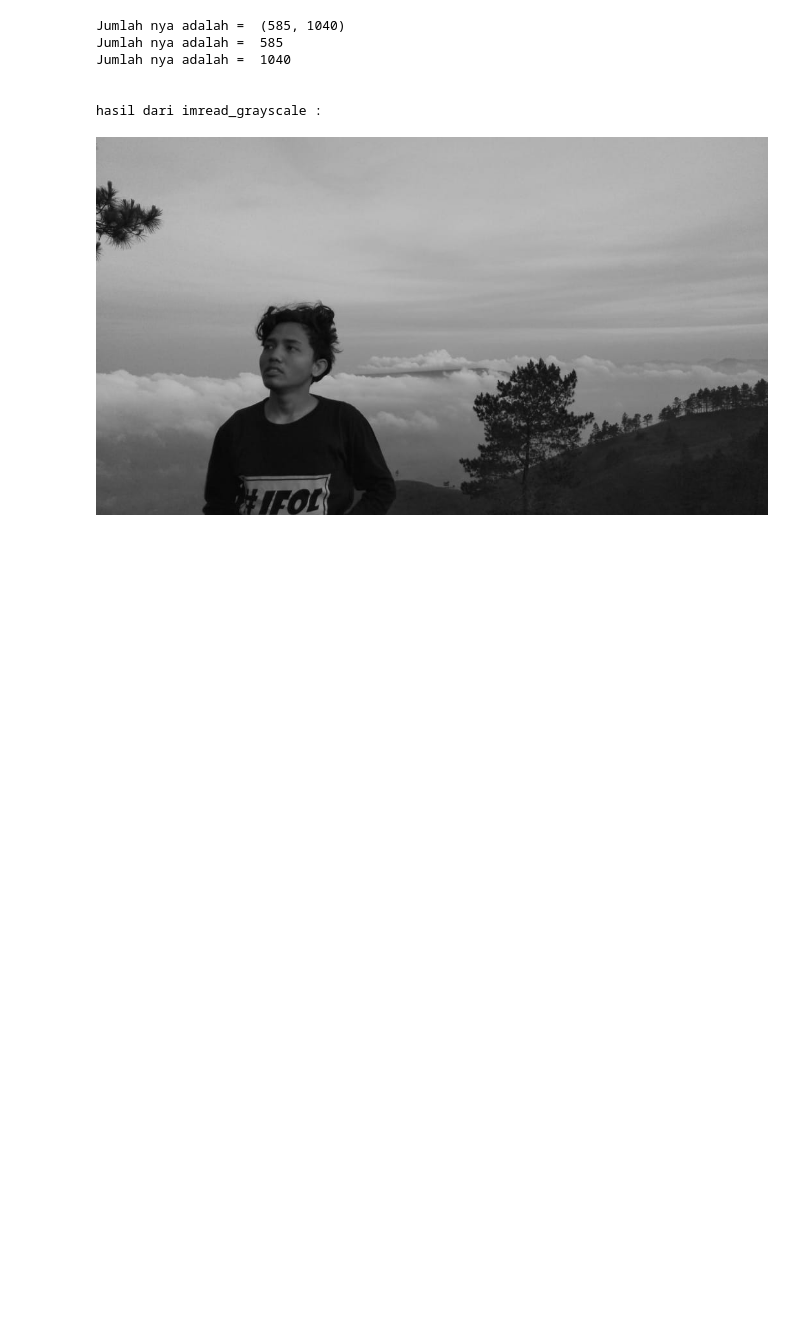
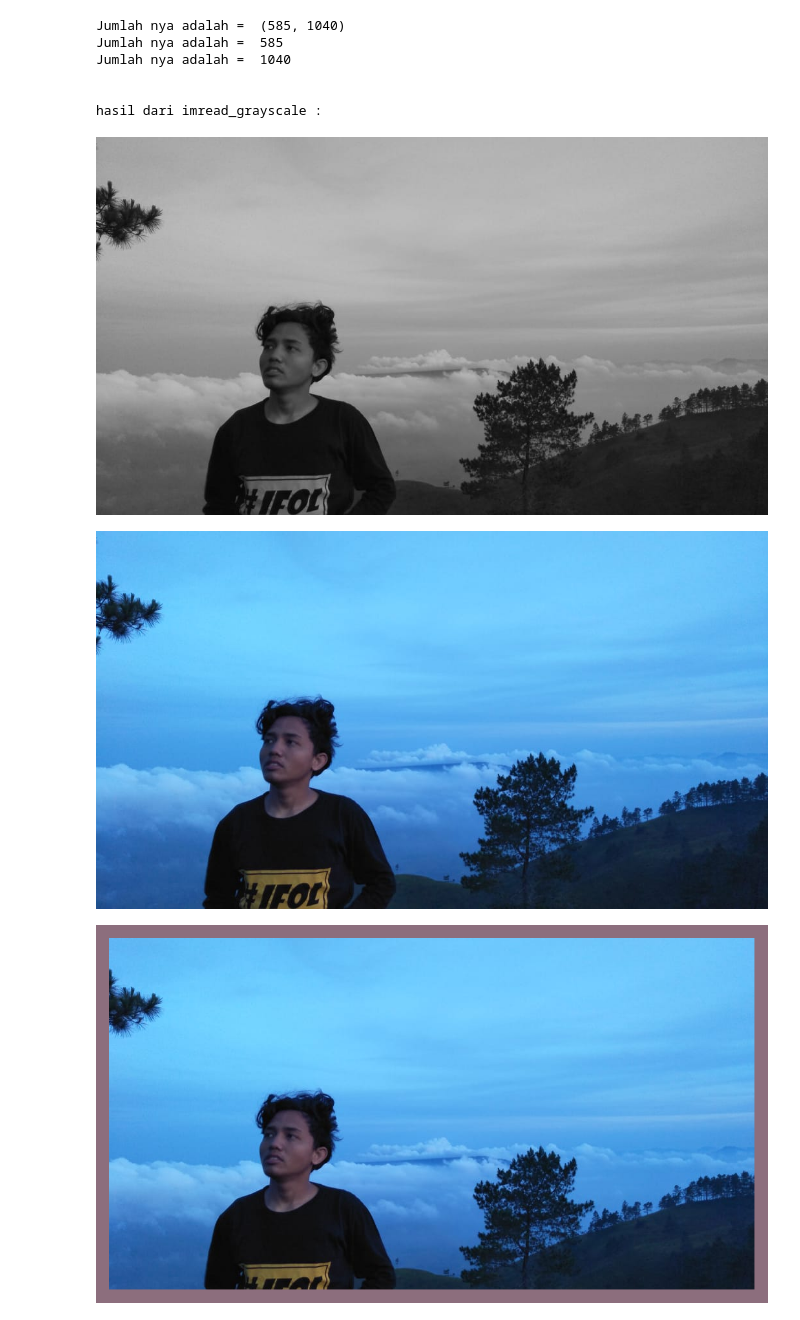
Before and after one commit to ibnuhajar/Computer_Vision, a Jupyter notebook: ujian_computer_vision.ipynb, the cells around one changed output. Saved outputs shown, nothing was run; the diff lists cells and outputs as text; code cells hidden in the pictures; blank space fills up the shorter version.

```diff
--- a/ujian_computer_vision.ipynb
+++ b/ujian_computer_vision.ipynb
@@ -35,3 +41,40 @@ Jumlah nya adalah =  1040
 
 hasil dari imread_grayscale :
 [figure]
+# %%
+citra = cv.imread('ibnuhajar.jpg')
+copy = citra.copy()
+
+tebal = 20
+warna = [125,110,140]
+
+jlh_baris = copy.shape[0]
+jlh_kolom = copy.shape[1]
+
+# bingkai atas
+for baris in range(tebal):
+  for kolom in range(jlh_kolom):
+    copy[baris,kolom] = warna
+
+# bingkai bawah
+for baris in range(jlh_baris - tebal - 1, jlh_baris ):
+  for kolom in range(jlh_kolom):
+    copy[baris,kolom] = warna
+
+# bingkai kiri
+for baris in range(tebal , jlh_baris - tebal - 1 ):
+  for kolom in range(tebal):
+    copy[baris,kolom] = warna
+
+# bingkai kiri
+for baris in range(tebal , jlh_baris - tebal - 1 ):
+  for kolom in range(jlh_kolom - tebal - 1 , jlh_kolom):
+    copy[baris,kolom] = warna
+
+cv2_imshow(citra)
+print('\n')
+print('\n')
+cv2_imshow(copy)
+# %% [output]
+[figure, added]
+[figure, added]
```
Also changed, not shown: parts of 1 cell of this notebook.
